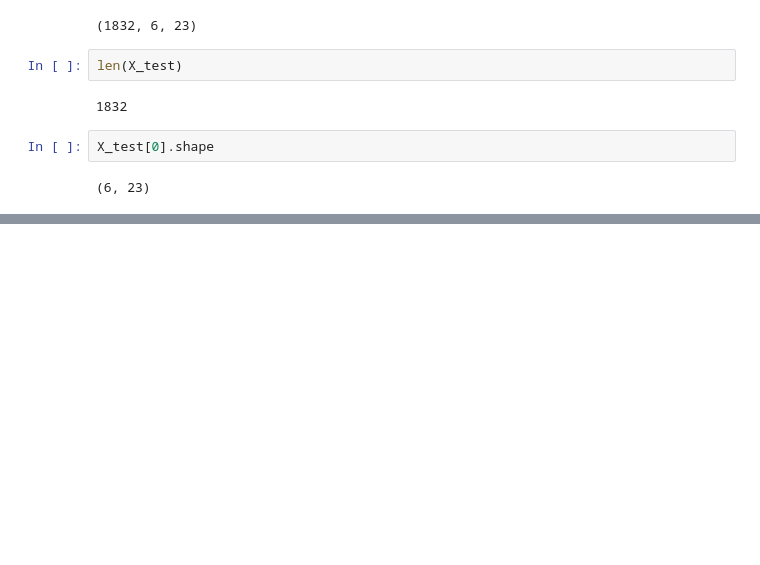
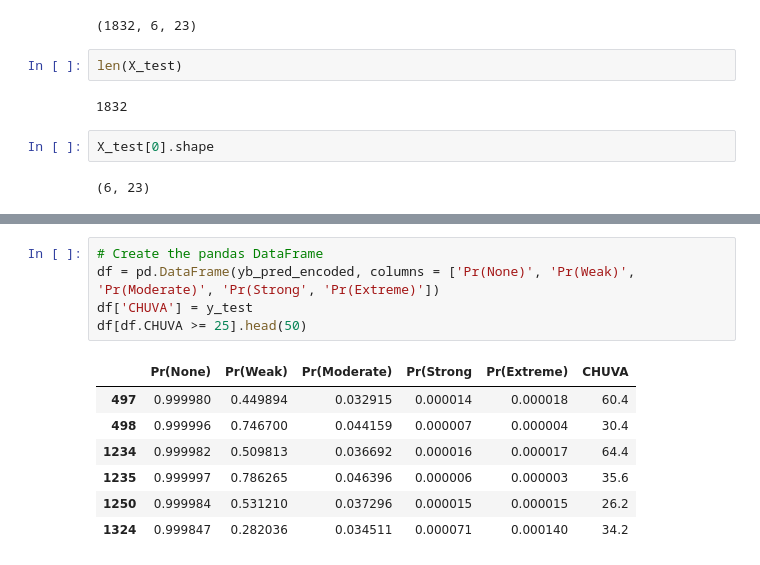
Before and after one commit to NietoCurcio/atmoseer, a Jupyter notebook: notebooks/error_analisys.ipynb, the cells around one changed output, grey strips where cells are left out. Drawn from its saved outputs; the diff is of its cells as text; blank space fills up the shorter version.

```diff
--- a/notebooks/error_analisys.ipynb
+++ b/notebooks/error_analisys.ipynb
@@ -310,0 +316,13 @@ df_1997_2023.to_csv('../data/numerical_models/ERA5_A652_1997_2023.csv')
+# %%
+# Create the pandas DataFrame
+df = pd.DataFrame(yb_pred_encoded, columns = ['Pr(None)', 'Pr(Weak)', 'Pr(Moderate)', 'Pr(Strong', 'Pr(Extreme)'])
+df['CHUVA'] = y_test
+df[df.CHUVA >= 25].head(50)
+# %% [output]
+|  | Pr(None) | Pr(Weak) | Pr(Moderate) | Pr(Strong | Pr(Extreme) | CHUVA |
+| 497 | 0.999980 | 0.449894 | 0.032915 | 0.000014 | 0.000018 | 60.4 |
+| 498 | 0.999996 | 0.746700 | 0.044159 | 0.000007 | 0.000004 | 30.4 |
+| 1234 | 0.999982 | 0.509813 | 0.036692 | 0.000016 | 0.000017 | 64.4 |
+| 1235 | 0.999997 | 0.786265 | 0.046396 | 0.000006 | 0.000003 | 35.6 |
+| 1250 | 0.999984 | 0.531210 | 0.037296 | 0.000015 | 0.000015 | 26.2 |
+| 1324 | 0.999847 | 0.282036 | 0.034511 | 0.000071 | 0.000140 | 34.2 |
```
Also changed, not shown: parts of 16 cells of this notebook, 10 other files.
